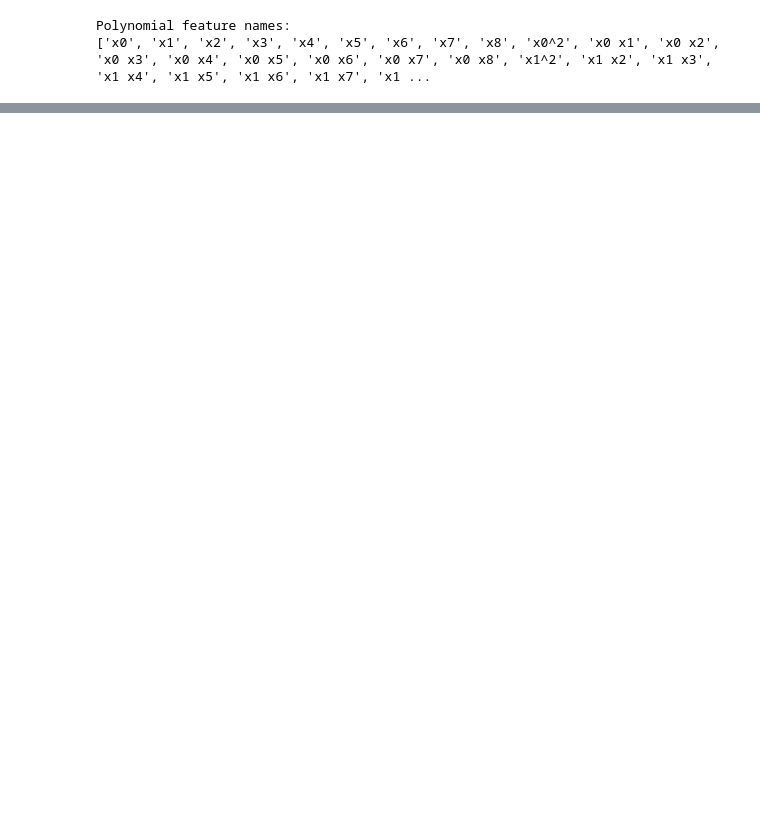
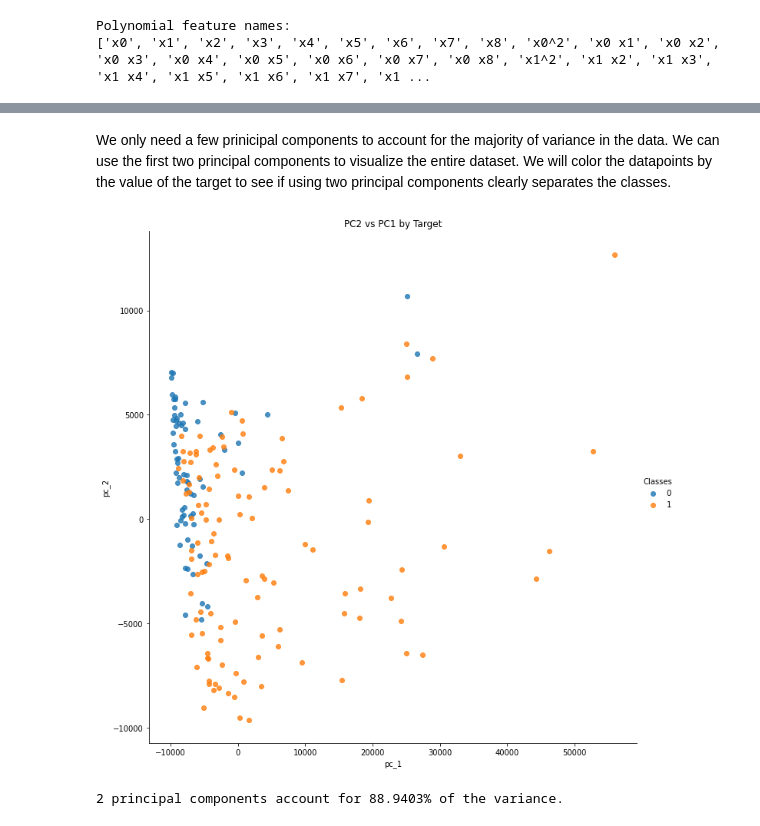
Before and after one commit to Jacqueline45/EE559_Algerian_Forest_Fires_Prediction, a Jupyter notebook: Feature_Engineering.ipynb, the cells around one changed output, grey strips where cells are left out. Cells and saved outputs as stored; diff of their text form; code cells hidden in the pictures; blank space fills up the shorter version.

```diff
--- a/Feature_Engineering.ipynb
+++ b/Feature_Engineering.ipynb
@@ -538,0 +885,15 @@ Polynomial feature names:
+# %% [markdown]
+We only need a few prinicipal components to account for the majority of variance in the data. We can use the first two principal components to visualize the entire dataset. We will color the datapoints by the value of the target to see if using two principal components clearly separates the classes.
+# %%
+# Dataframe of pca results
+pca_df = pd.DataFrame({'pc_1': train_pca[:, 0], 'pc_2': train_pca[:, 1], 'Classes': fires_trainy})
+
+# Plot pc2 vs pc1 colored by target
+sns.lmplot('pc_1', 'pc_2', data = pca_df, hue = 'Classes', fit_reg=False, size = 10)
+plt.title('PC2 vs PC1 by Target');
+# %% [output]
+[figure, added]
+# %%
+print('2 principal components account for {:.4f}% of the variance.'.format(100 * np.sum(pca.explained_variance_ratio_[:2])))
+# %% [output]
+2 principal components account for 88.9403% of the variance.
```
Also changed, not shown: parts of 37 cells of this notebook.
